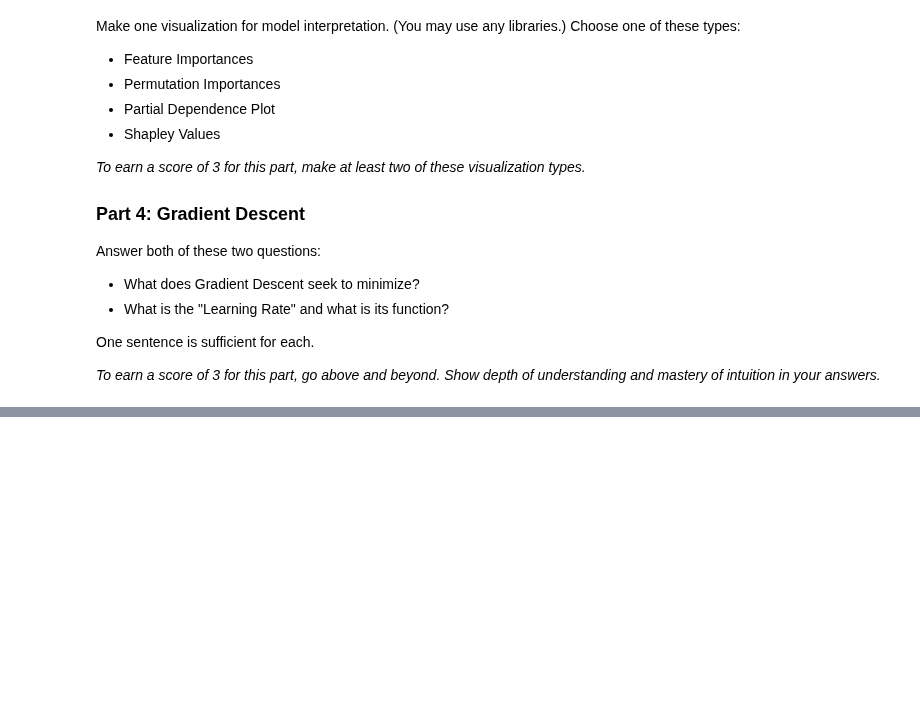
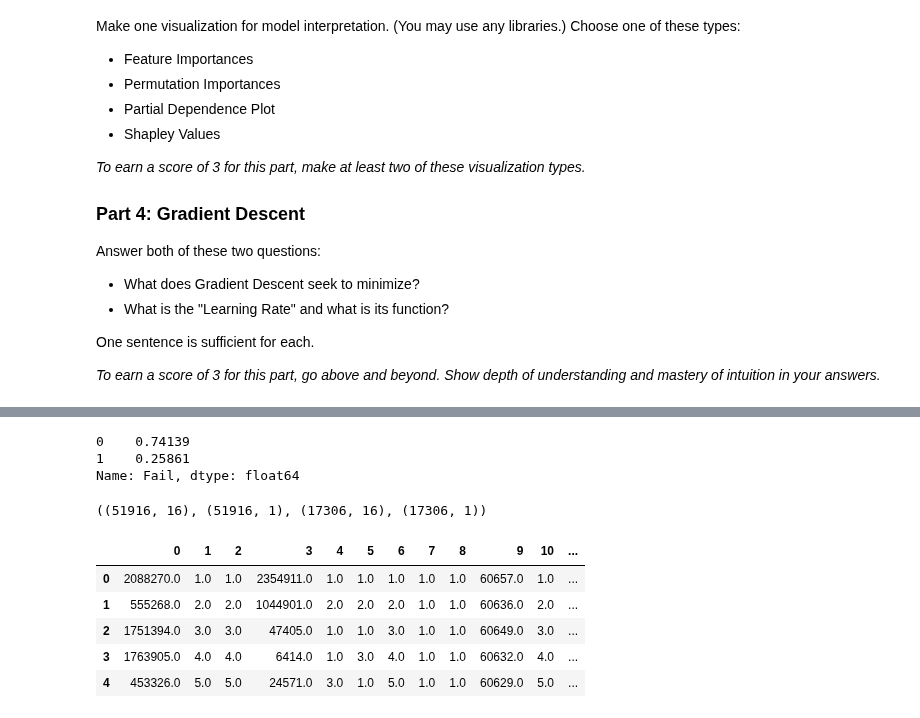
Before and after one commit to LambdaSchool/DS-Unit-2-Sprint-4-Practicing-Understanding, a Jupyter notebook: DS_Unit_2_Sprint_Challenge_4_Practicing_Understanding.ipynb, the cells around one changed output, grey strips where cells are left out. Cells and saved outputs as stored; diff of their text form; code cells hidden in the pictures; blank space fills up the shorter version.

```diff
--- a/DS_Unit_2_Sprint_Challenge_4_Practicing_Understanding.ipynb
+++ b/DS_Unit_2_Sprint_Challenge_4_Practicing_Understanding.ipynb
@@ -255,0 +136,9 @@ The learning rate, or alpha, is a positive number used to multiply the negative
+# %%
+#baseline model ~74% accuracy if majority class "0:Inspection Passed" is predicted 100% of the time
+#How do we know our intuition is correct, 74% seems to be a high score right?
+#if our majority class were ~ 25% there wouldn't be any restaurants in Chicago
+train['Fail'].value_counts(normalize=True)
+# %% [output]
+0    0.74139
+1    0.25861
+Name: Fail, dtype: float64
@@ -255,0 +153,48 @@ The learning rate, or alpha, is a positive number used to multiply the negative
+# %%
+#WOW: did you type all these out? Nope: used X.columns.to_list()'
+#our train/test data has already been subdivided for us, thanks Mr.Herr
+features = ['Inspection ID',
+ 'DBA Name',
+ 'AKA Name',
+ 'License #',
+ 'Facility Type',
+ 'Risk',
+ 'Address',
+ 'City',
+ 'State',
+ 'Zip',
+ 'Inspection Date',
+ 'Inspection Type',
+ 'Violations',
+ 'Latitude',
+ 'Longitude',
+ 'Location']
+
+target = ['Fail']
+
+X_train = train[features]
+y_train = train[target]
+
+X_test = test[features]
+y_test = test[target]
+
+X_train.shape, y_train.shape, X_test.shape, y_test.shape
+# %% [output]
+((51916, 16), (51916, 1), (17306, 16), (17306, 1))
+# %%
+#will preprocess with ordinal encoder to handle categoricals and simple imputer to handle NaNs
+#our column headers are numbers now, good thing our ML model gives no **** !!!
+encoder = OrdinalEncoder()
+imputer = SimpleImputer()
+
+X_train = encoder.fit_transform(X_train)
+
+X_train = imputer.fit_transform(X_train)
+pd.DataFrame(X_train).head()
+# %% [output]
+|  | 0 | 1 | 2 | 3 | 4 | 5 | 6 | 7 | 8 | 9 | 10 | ... |
+| 0 | 2088270.0 | 1.0 | 1.0 | 2354911.0 | 1.0 | 1.0 | 1.0 | 1.0 | 1.0 | 60657.0 | 1.0 | ... |
+| 1 | 555268.0 | 2.0 | 2.0 | 1044901.0 | 2.0 | 2.0 | 2.0 | 1.0 | 1.0 | 60636.0 | 2.0 | ... |
+| 2 | 1751394.0 | 3.0 | 3.0 | 47405.0 | 1.0 | 1.0 | 3.0 | 1.0 | 1.0 | 60649.0 | 3.0 | ... |
+| 3 | 1763905.0 | 4.0 | 4.0 | 6414.0 | 1.0 | 3.0 | 4.0 | 1.0 | 1.0 | 60632.0 | 4.0 | ... |
+| 4 | 453326.0 | 5.0 | 5.0 | 24571.0 | 3.0 | 1.0 | 5.0 | 1.0 | 1.0 | 60629.0 | 5.0 | ... |
```
Also changed, not shown: parts of 33 cells of this notebook.
